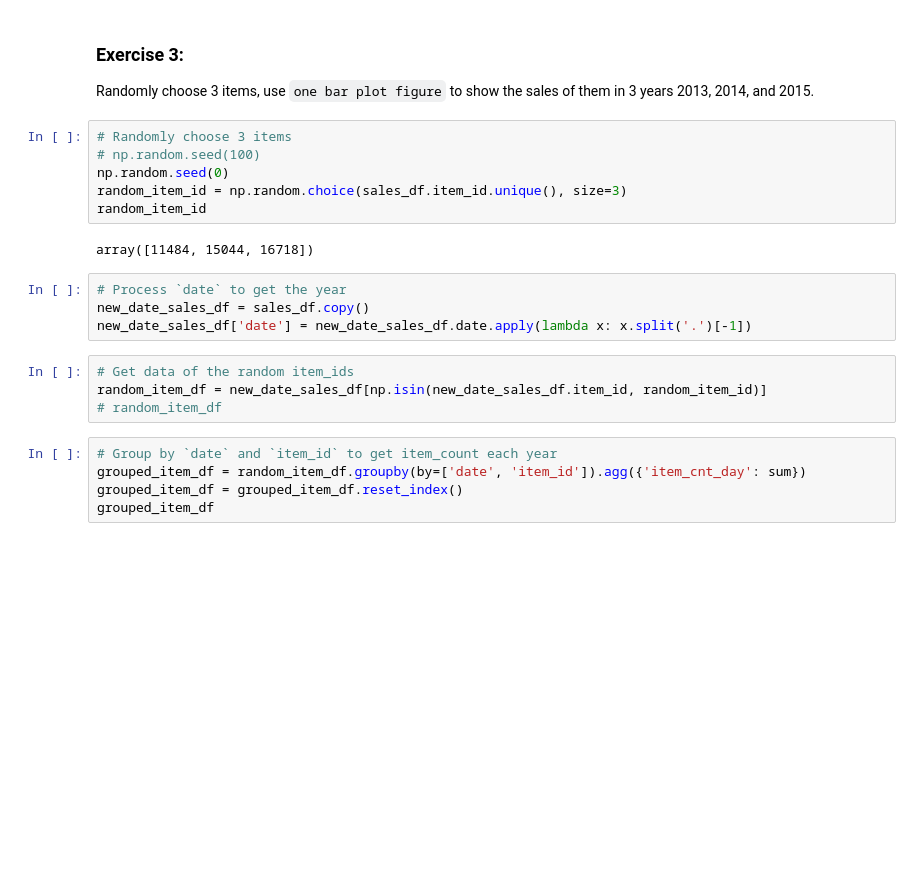
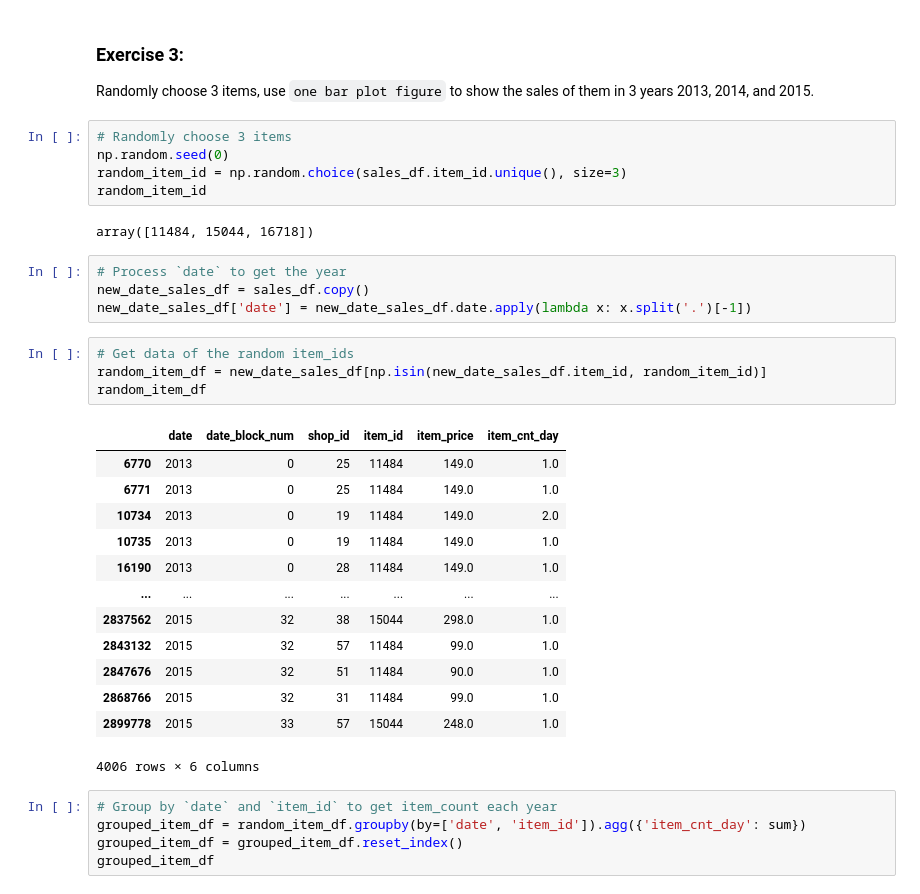
Before and after one commit to MinhHuuNguyen/mci-python, a Jupyter notebook: python_lv1/lectures/5_matplotlib_intro_solution.ipynb, the cells around one changed output. Cells and saved outputs as stored; diff of their text form; blank space fills up the shorter version.

```diff
--- a/python_lv1/lectures/5_matplotlib_intro_solution.ipynb
+++ b/python_lv1/lectures/5_matplotlib_intro_solution.ipynb
@@ -169,7 +227,6 @@ plt.show()
 Randomly choose 3 items, use `one bar plot figure` to show the sales of them in 3 years 2013, 2014, and 2015.
 # %%
 # Randomly choose 3 items
-# np.random.seed(100)
 np.random.seed(0)
 random_item_id = np.random.choice(sales_df.item_id.unique(), size=3)
 random_item_id
@@ -182,7 +239,21 @@ new_date_sales_df['date'] = new_date_sales_df.date.apply(lambda x: x.split('.')[
 # %%
 # Get data of the random item_ids
 random_item_df = new_date_sales_df[np.isin(new_date_sales_df.item_id, random_item_id)]
-# random_item_df
+random_item_df
+# %% [output]
+|  | date | date_block_num | shop_id | item_id | item_price | item_cnt_day |
+| 6770 | 2013 | 0 | 25 | 11484 | 149.0 | 1.0 |
+| 6771 | 2013 | 0 | 25 | 11484 | 149.0 | 1.0 |
+| 10734 | 2013 | 0 | 19 | 11484 | 149.0 | 2.0 |
+| 10735 | 2013 | 0 | 19 | 11484 | 149.0 | 1.0 |
+| 16190 | 2013 | 0 | 28 | 11484 | 149.0 | 1.0 |
+| ... | ... | ... | ... | ... | ... | ... |
+| 2837562 | 2015 | 32 | 38 | 15044 | 298.0 | 1.0 |
+| 2843132 | 2015 | 32 | 57 | 11484 | 99.0 | 1.0 |
+| 2847676 | 2015 | 32 | 51 | 11484 | 90.0 | 1.0 |
+| 2868766 | 2015 | 32 | 31 | 11484 | 99.0 | 1.0 |
+| 2899778 | 2015 | 33 | 57 | 15044 | 248.0 | 1.0 |
+4006 rows × 6 columns
 # %%
 # Group by `date` and `item_id` to get item_count each year
 grouped_item_df = random_item_df.groupby(by=['date', 'item_id']).agg({'item_cnt_day': sum})
```
Also changed, not shown: parts of 16 cells of this notebook, 5 other files.
